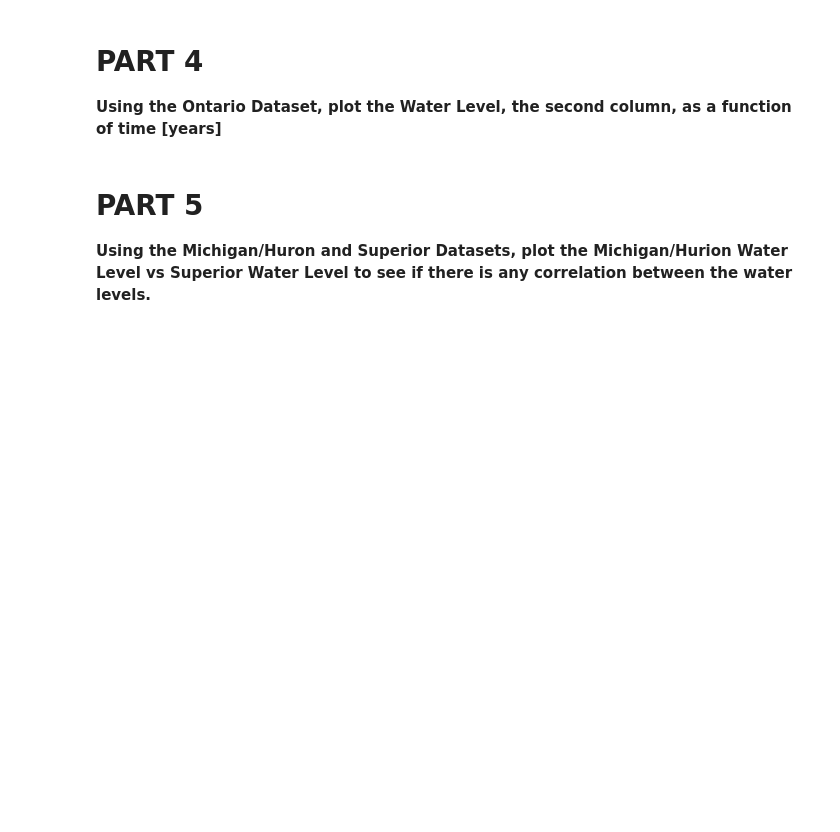
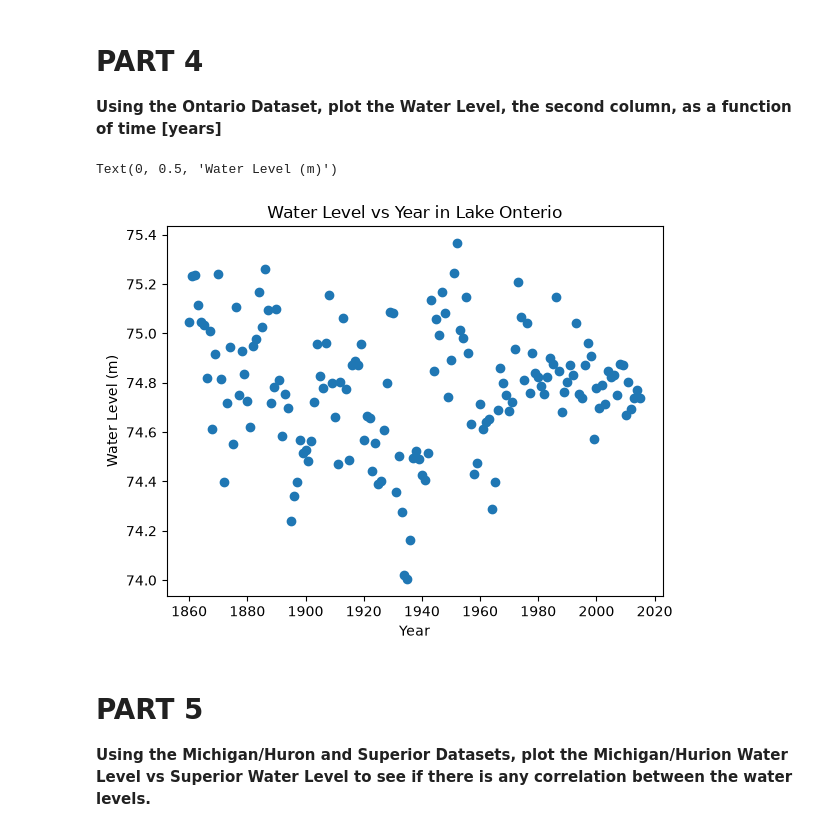
Before and after one commit to ngoharry13/CMSE202_Git_Started, a Jupyter notebook: Great_Lakes_and_Grand_River.ipynb, the cells around one changed output. Drawn from its saved outputs; the diff is of its cells as text; code cells hidden in the pictures; blank space fills up the shorter version.

```diff
--- a/Great_Lakes_and_Grand_River.ipynb
+++ b/Great_Lakes_and_Grand_River.ipynb
@@ -61,3 +73,13 @@ plt.ylabel("Water Level (m)")
+# %%
+# Insert Code Here
+ont = pd.read_csv("data/ont.csv")
+plt.scatter(ont.iloc[:,0], ont.iloc[:, 1])
+plt.title("Water Level vs Year in Lake Onterio")
+plt.xlabel("Year")
+plt.ylabel("Water Level (m)")
+# %% [output]
+Text(0, 0.5, 'Water Level (m)')
+[figure, added]
 # %% [markdown]
 # PART 5
 
```
Also changed, not shown: parts of 5 cells of this notebook.
